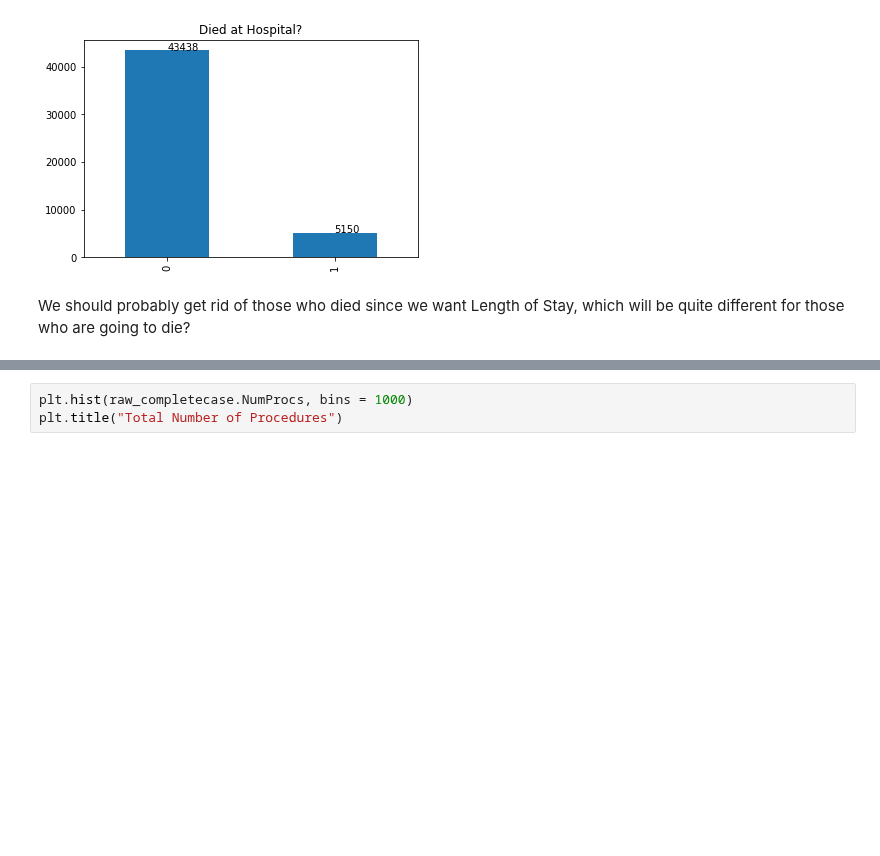
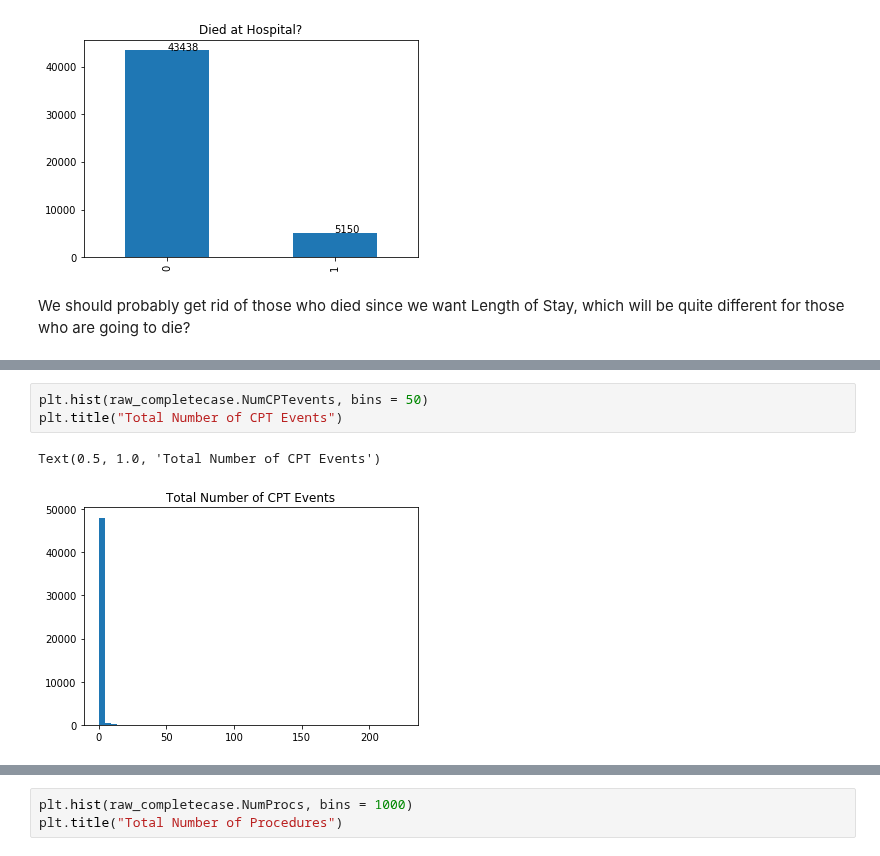
Before and after one commit to derek-y-lee/uclabiostat-thesis, a Jupyter notebook: los-prediction.ipynb, the cells around one changed output, grey strips where cells are left out. Drawn from its saved outputs; the diff is of its cells as text; blank space fills up the shorter version.

```diff
--- a/los-prediction.ipynb
+++ b/los-prediction.ipynb
@@ -678,0 +692,6 @@ We should probably get rid of those who died since we want Length of Stay, which
+# %%
+plt.hist(raw_completecase.NumCPTevents, bins = 50)
+plt.title("Total Number of CPT Events")
+# %% [output]
+Text(0.5, 1.0, 'Total Number of CPT Events')
+[figure, added]
```
Also changed, not shown: parts of 12 cells of this notebook.
